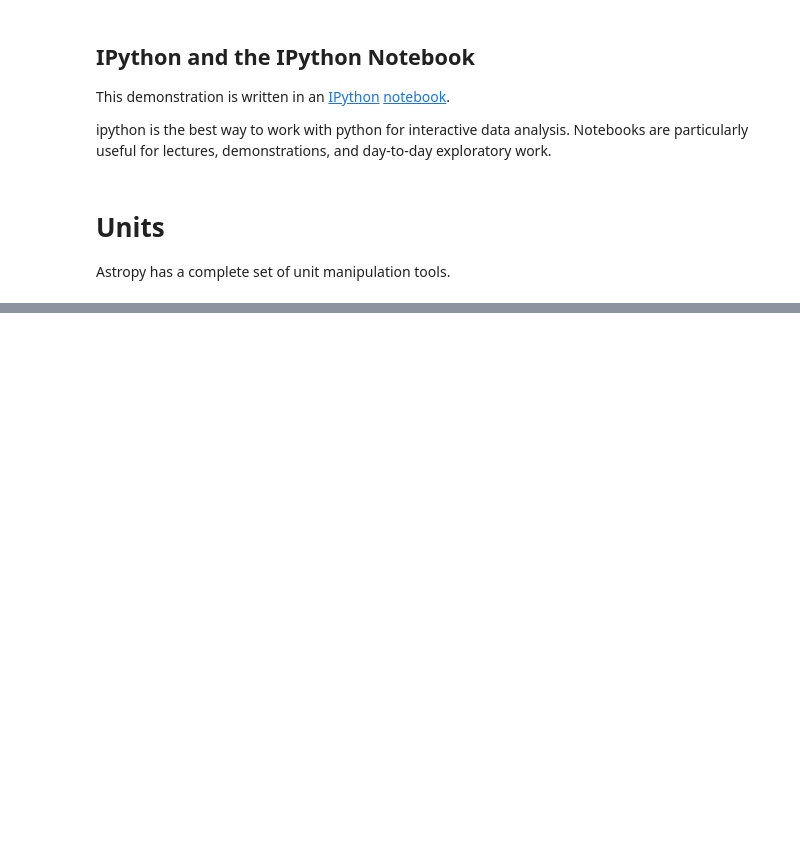
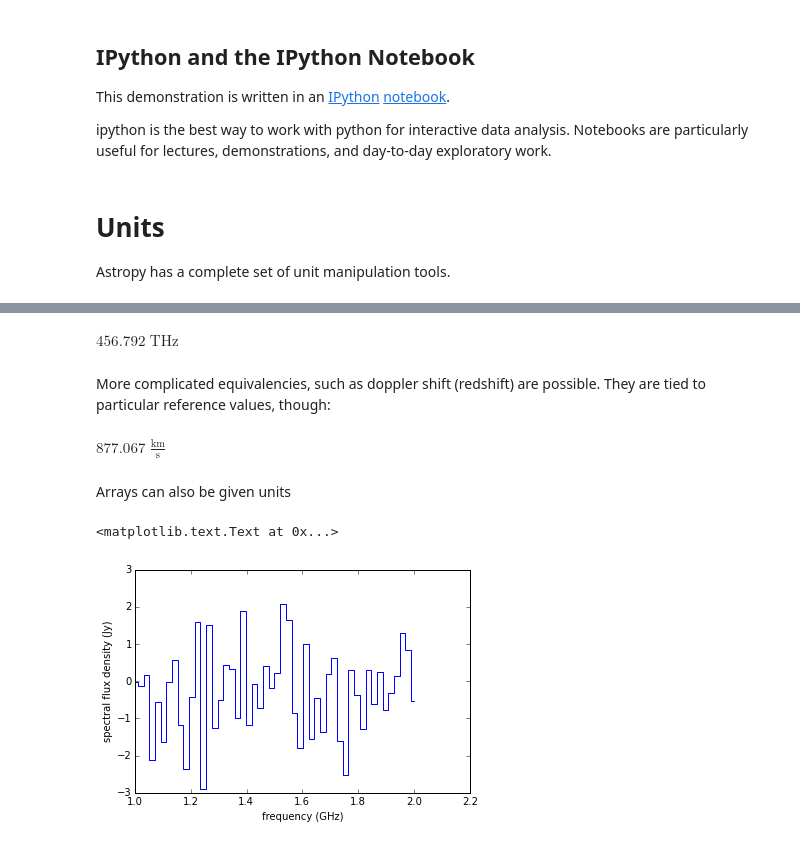
Before and after one commit to ESO-python/ESOPythonTutorials, a Jupyter notebook: notebooks/ESOPythonDemoDay1.ipynb, the cells around one changed output, grey strips where cells are left out. Saved outputs shown, nothing was run; the diff lists cells and outputs as text; code cells hidden in the pictures; blank space fills up the shorter version.

```diff
--- a/notebooks/ESOPythonDemoDay1.ipynb
+++ b/notebooks/ESOPythonDemoDay1.ipynb
@@ -55,0 +78,25 @@ $5\times 10^{-10} \; \mathrm{m}$
+# %%
+x.to(u.THz, u.spectral())
+# %% [output]
+$456.792 \; \mathrm{THz}$
+# %% [markdown]
+More complicated equivalencies, such as doppler shift (redshift) are possible.  They are tied to particular reference values, though:
+# %%
+x = 6582*u.AA
+ha_rest = 6562.8*u.AA
+x.to(u.km/u.s, u.doppler_optical(ha_rest))
+# %% [output]
+$877.067 \; \mathrm{\frac{km}{s}}$
+# %% [markdown]
+Arrays can also be given units
+# %%
+frequencies = np.linspace(1,2,50)*u.GHz
+fluxes = np.random.randn(50)*u.Jy
+# %%
+import pylab as pl
+pl.plot(frequencies, fluxes, drawstyle='steps-mid')
+pl.xlabel("{0} ({1})".format(frequencies.unit.physical_type, frequencies.unit.to_string()))
+pl.ylabel("{0} ({1})".format(fluxes.unit.physical_type, fluxes.unit.to_string()))
+# %% [output]
+<matplotlib.text.Text at 0x...>
+[figure, added]
```
Also changed, not shown: parts of 24 cells of this notebook.
